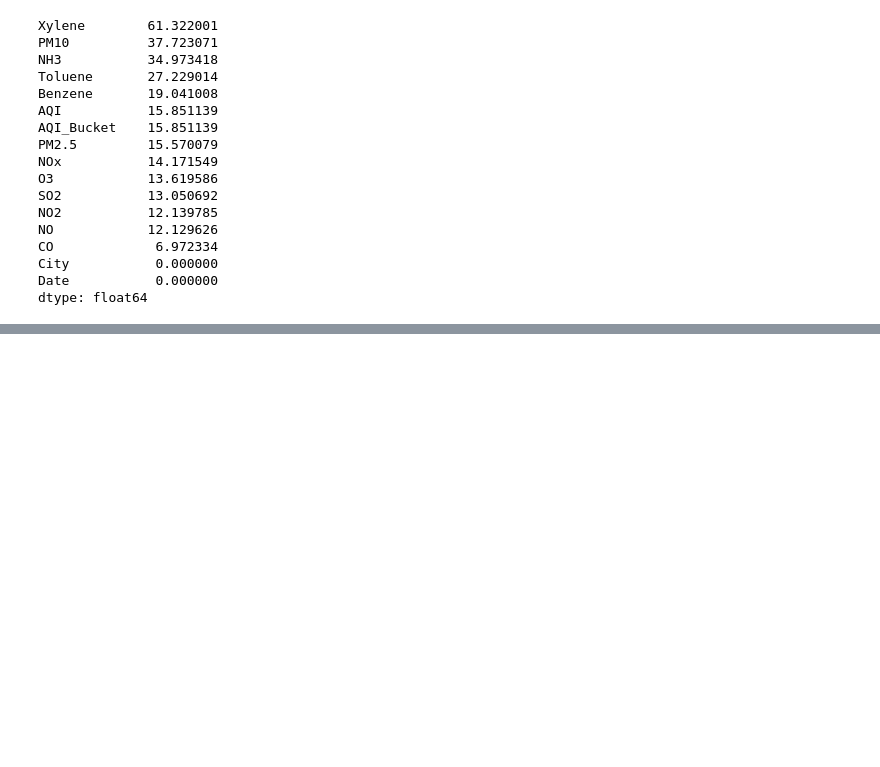
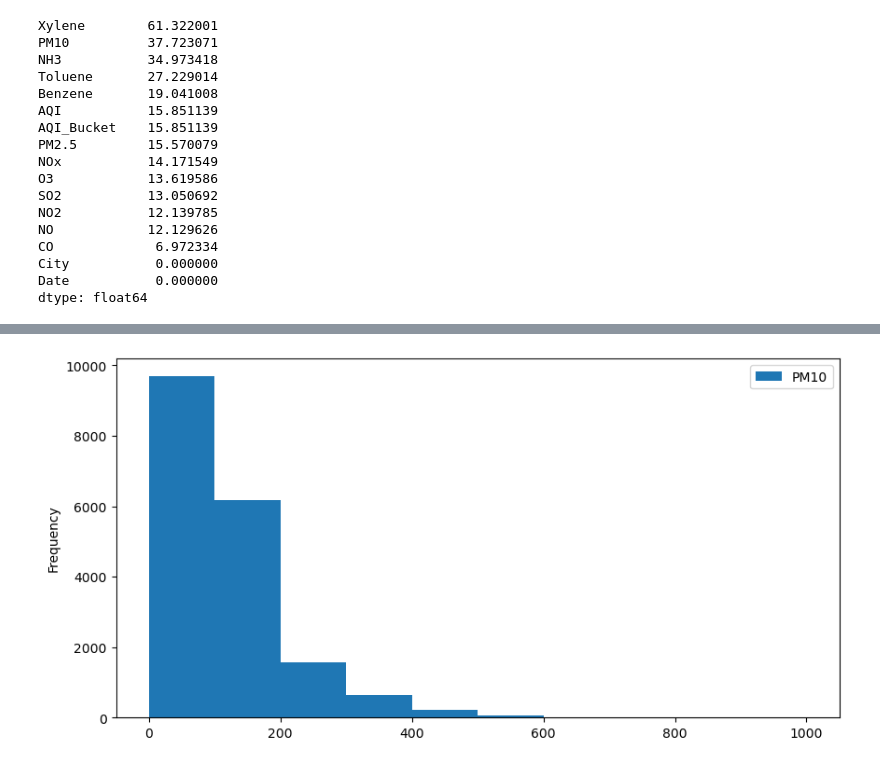
Before and after one commit to Deep18Borad/Air-Quality-Index-Prediction, a Jupyter notebook: aqi.ipynb, the cells around one changed output, grey strips where cells are left out. Drawn from its saved outputs; the diff is of its cells as text; code cells hidden in the pictures; blank space fills up the shorter version.

```diff
--- a/aqi.ipynb
+++ b/aqi.ipynb
@@ -130,0 +149,6 @@ dtype: float64
+# %%
+df['PM10'].plot(kind = 'hist', figsize=(10,5))
+plt.legend()
+plt.show()
+# %% [output]
+[figure, added]
```
Also changed, not shown: parts of 36 cells of this notebook.
